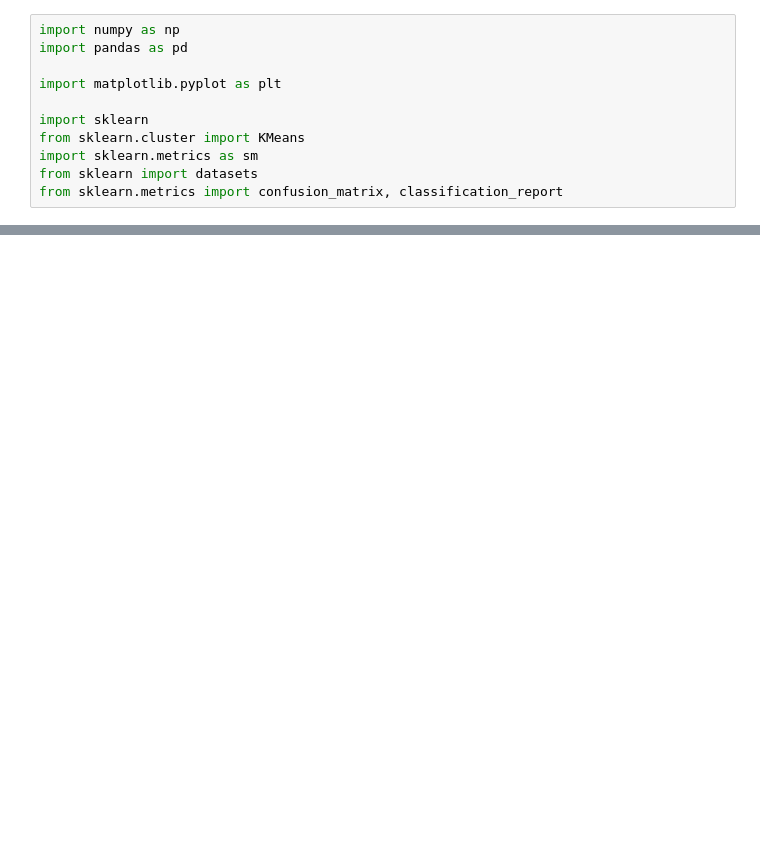
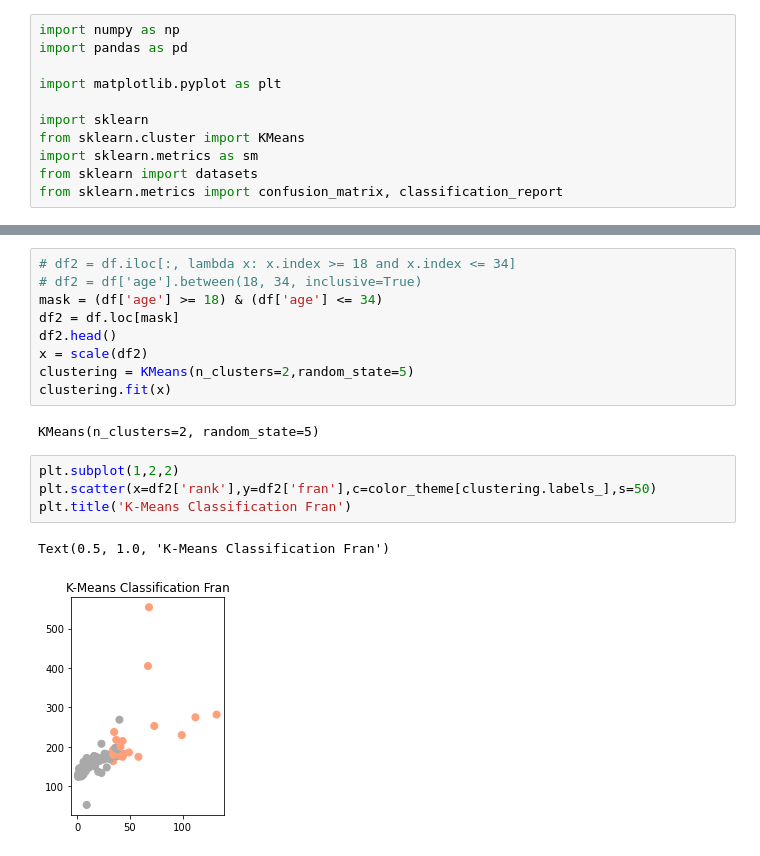
Before and after one commit to allisontao/crossfit-games-analysis, a Jupyter notebook: clustering.ipynb, the cells around one changed output, grey strips where cells are left out. Cells and saved outputs as stored; diff of their text form; blank space fills up the shorter version.

```diff
--- a/clustering.ipynb
+++ b/clustering.ipynb
@@ -95,0 +66,18 @@ Text(0.5, 1.0, 'K-Means Classification')
+# %%
+# df2 = df.iloc[:, lambda x: x.index >= 18 and x.index <= 34]
+# df2 = df['age'].between(18, 34, inclusive=True)
+mask = (df['age'] >= 18) & (df['age'] <= 34)
+df2 = df.loc[mask]
+df2.head()
+x = scale(df2)
+clustering = KMeans(n_clusters=2,random_state=5)
+clustering.fit(x)
+# %% [output]
+KMeans(n_clusters=2, random_state=5)
+# %%
+plt.subplot(1,2,2)
+plt.scatter(x=df2['rank'],y=df2['fran'],c=color_theme[clustering.labels_],s=50)
+plt.title('K-Means Classification Fran')
+# %% [output]
+Text(0.5, 1.0, 'K-Means Classification Fran')
+[figure, added]
```
Also changed, not shown: parts of 9 cells of this notebook.
